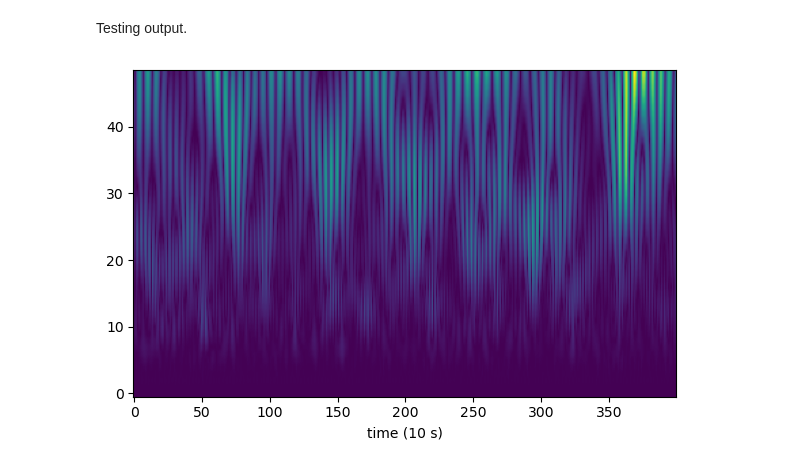
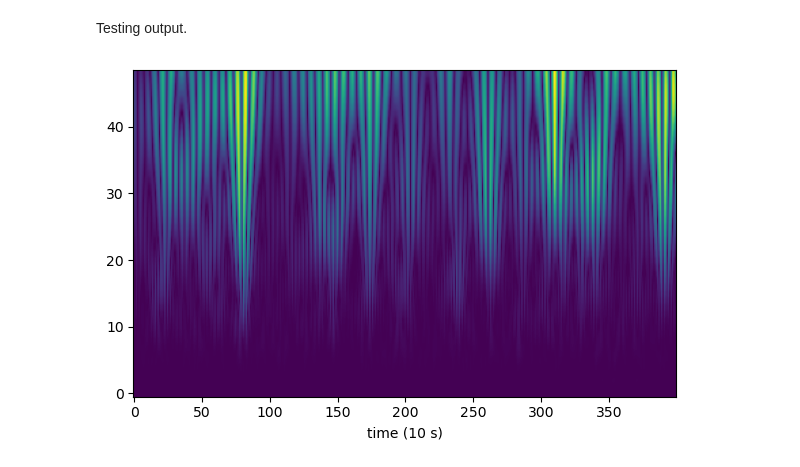
Before and after one commit to epplugins/hms, a Jupyter notebook: feateng/05_wavelets.ipynb, the cells around one changed output. Saved outputs shown, nothing was run; the diff lists cells and outputs as text; code cells hidden in the pictures.

```diff
--- a/feateng/05_wavelets.ipynb
+++ b/feateng/05_wavelets.ipynb
@@ -411,14 +596,14 @@ Saving to 05_single_cwt_v1_train_items.npy
 Testing output.
 # %%
 
-x = sgrams[10,:,:,0]
+x = sgrams[351,:,:,4]
 
 fig, ax = plt.subplots(1, 1, figsize=(6, 4))
 
 ax.imshow(abs(x), origin='lower', aspect='auto')
 ax.set_xlabel('time (10 s)')
 
 plt.tight_layout()
 plt.show()
 # %% [output]
-[figure, old version]
+[figure, new version]
```
Also changed, not shown: parts of 7 cells of this notebook.
